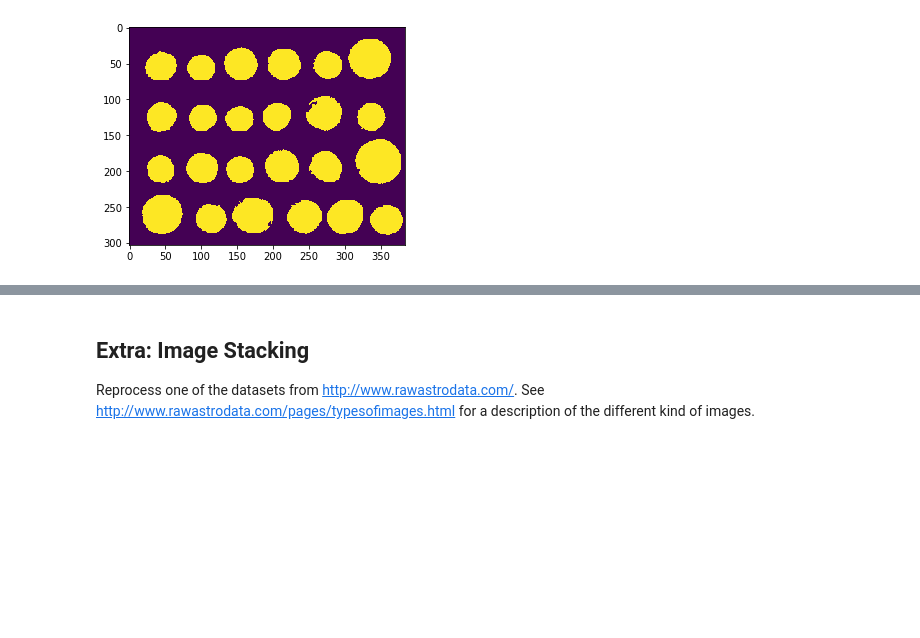
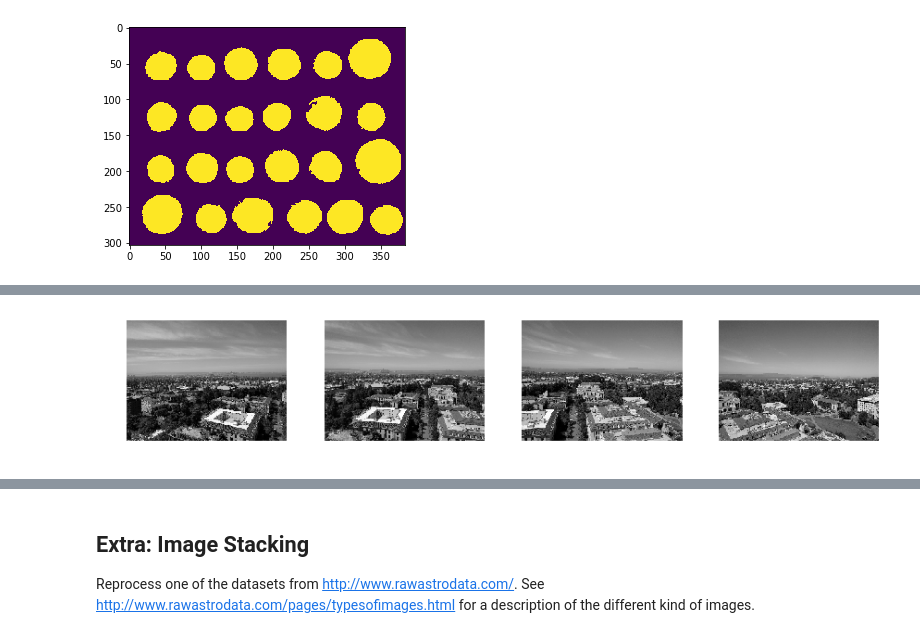
Before and after one commit to giangdip2410/watkins-ay250-s2018-hw, a Jupyter notebook: hw_7/hw_7_assignment.ipynb, the cells around one changed output, grey strips where cells are left out. Saved outputs shown, nothing was run; the diff lists cells and outputs as text; code cells hidden in the pictures; blank space fills up the shorter version.

```diff
--- a/hw_7/hw_7_assignment.ipynb
+++ b/hw_7/hw_7_assignment.ipynb
@@ -108,0 +171,11 @@ theta * 180/np.pi
+# %%
+from skimage.color import rgb2gray
+from skimage.transform import rescale
+
+panos = [rescale(rgb2gray(im),1/(4)**2) for im in pano_imgs]
+del pano_imgs
+# %%
+# View the results
+compare(*panos, figsize=(12, 10))
+# %% [output]
+[figure, added]
```
Also changed, not shown: parts of 84 cells of this notebook.
